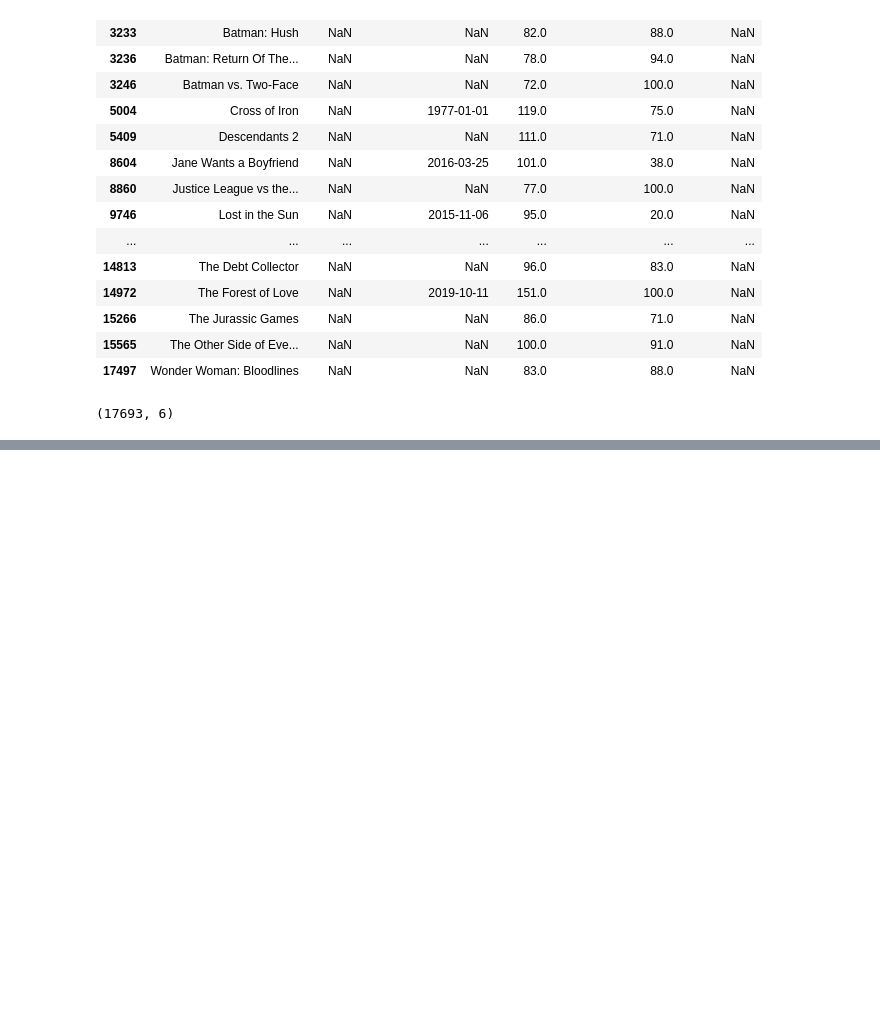
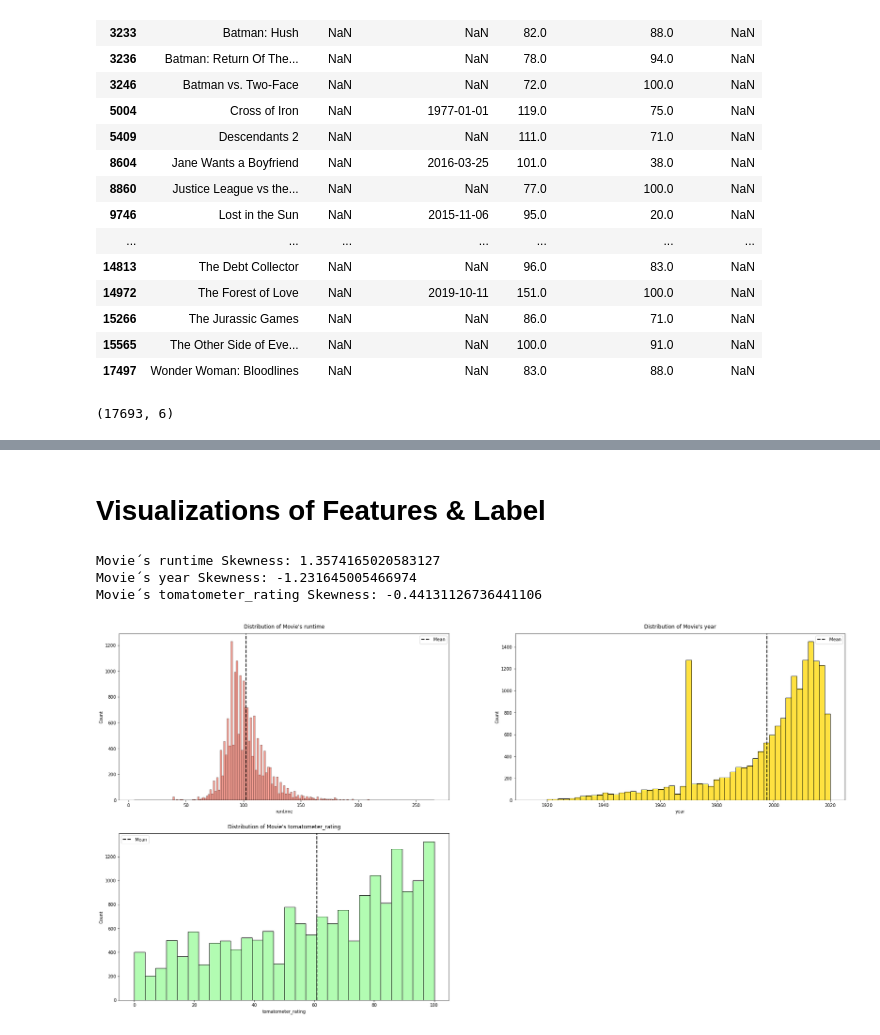
Before and after one commit to princeKike27/Movie-Classifier-RT, a Jupyter notebook: MovieClassifierRT.ipynb, the cells around one changed output, grey strips where cells are left out. Saved outputs shown, nothing was run; the diff lists cells and outputs as text; code cells hidden in the pictures; blank space fills up the shorter version.

```diff
--- a/MovieClassifierRT.ipynb
+++ b/MovieClassifierRT.ipynb
@@ -124,8 +120,7 @@ f_l.shape
 ### Genres
 # %%
 # separate the main genre from the genres column
-
-f_l['main_genre'] = features.genres.str.split(',').str[0]
+f_l['main_genre'] = f_l.genres.str.split(',').str[0]
 f_l.head()
 # %% [output]
 A value is trying to be set on a copy of a slice from a DataFrame.
@@ -194,0 +337,35 @@ f_l.shape
+# %% [markdown]
+# Visualizations of Features & Label
+# %%
+# distribution of numeric features
+
+# list to store column names
+numeric = ['runtime', 'year', 'tomatometer_rating']
+# list to store colors
+colors = ['salmon', 'gold', 'palegreen' ]
+
+# counter to plot graph
+n = 1
+
+fig = plt.figure(figsize=(30, 10))
+
+
+for i in range(0,3):
+  ax = plt.subplot(2, 2, n)
+  sns.histplot(df_fl[numeric[i]], color = colors[i])
+  plt.axvline(df_fl[numeric[i]].mean(), color='black', linestyle='dashed', linewidth=2, label='Mean')
+
+  plt.legend()
+  plt.title(f"Distribution of Movie's {numeric[i]}", pad=12)
+  plt.subplots_adjust(top=1.3)
+
+  print(f"Movie´s {numeric[i]} Skewness: {df_fl[numeric[i]].skew()}")
+
+  n+=1
+
+plt.show()
+# %% [output]
+Movie´s runtime Skewness: 1.3574165020583127
+Movie´s year Skewness: -1.231645005466974
+Movie´s tomatometer_rating Skewness: -0.44131126736441106
+[figure, added]
```
Also changed, not shown: parts of 24 cells of this notebook.
